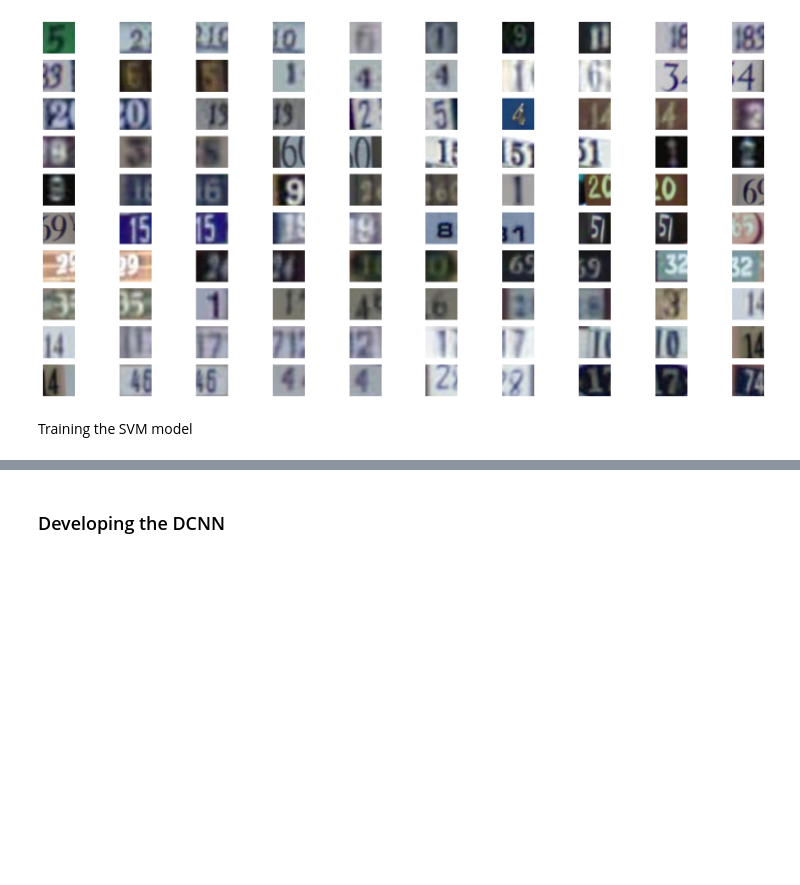
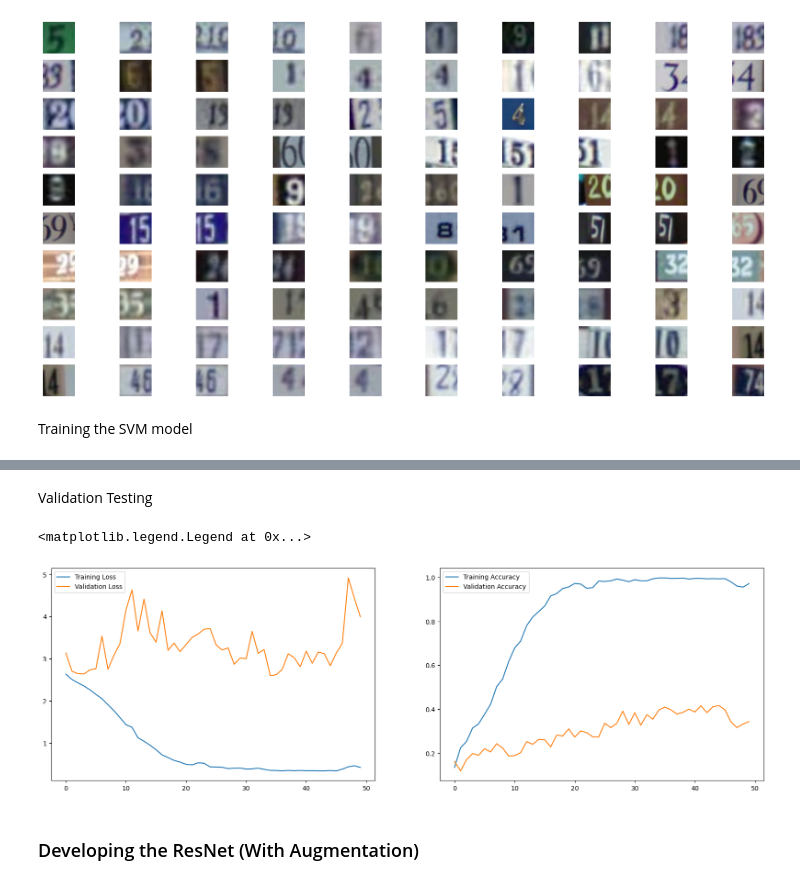
Before and after one commit to aidanlockwood20/CAB420-Codebase, a Jupyter notebook: Assessment/assignment_1a/assignment_1a.ipynb, the cells around one changed output, grey strips where cells are left out. Cells and saved outputs as stored; diff of their text form; code cells hidden in the pictures; blank space fills up the shorter version.

Commit message:
Finished Models

```diff
--- a/Assessment/assignment_1a/assignment_1a.ipynb
+++ b/Assessment/assignment_1a/assignment_1a.ipynb
@@ -781,6 +818,10 @@ def vectorise(images):
 Pulling the X and Y values from the data
 # %%
 X_q3_train, y_q3_train, X_q3_val, y_q3_val, X_q3_test, y_q3_test = load_data(q3_train_path, q3_val_path, q3_test_path)
+
+y_q3_train = to_categorical(y_q3_train)
+y_q3_val = to_categorical(y_q3_val)
+y_q3_test = to_categorical(y_q3_test)
 
 X_q3_train_vector = vectorise(X_q3_train)
 X_q3_val_vector = vectorise(X_q3_val)
@@ -830,0 +1060,19 @@ Testing Time: 6.921745999999999
+# %%
+input = layers.Input(shape=(32, 32, 3), name = 'input_img')
+x = resnet_v2(input, [16, 32, 64], 3, 7)
+x = layers.Dense(10, activation='softmax', name='output')(x)
+resnet_model = keras.Model(inputs=input, outputs=x)
+# %%
+resnet_model.compile(
+    loss='categorical_crossentropy',
+    optimizer=keras.optimizers.Adam(learning_rate=0.001),
+    metrics=['accuracy']
+)
+
+resnet_model_history = resnet_model.fit(
+    X_q3_train, y_q3_train,
+    batch_size=64,
+    epochs=50,
+    validation_data=(X_q3_val, y_q3_val),
+    verbose=1
+)
@@ -831,2 +1097,18 @@ Testing Time: 6.921745999999999
+# %% [markdown]
+Validation Testing
+# %%
+fig = plt.figure(figsize=[20, 6])
+ax = fig.add_subplot(1, 2, 1)
+ax.plot(resnet_model_history.history['loss'], label="Training Loss")
+ax.plot(resnet_model_history.history['val_loss'], label="Validation Loss")
+ax.legend()
+
+ax = fig.add_subplot(1, 2, 2)
+ax.plot(resnet_model_history.history['accuracy'], label="Training Accuracy")
+ax.plot(resnet_model_history.history['val_accuracy'], label="Validation Accuracy")
+ax.legend()
+# %% [output]
+<matplotlib.legend.Legend at 0x...>
+[figure, added]
 # %% [markdown]
-### Developing the DCNN
+### Developing the ResNet (With Augmentation)
```
Also changed, not shown: parts of 22 cells of this notebook, 2 other files.
